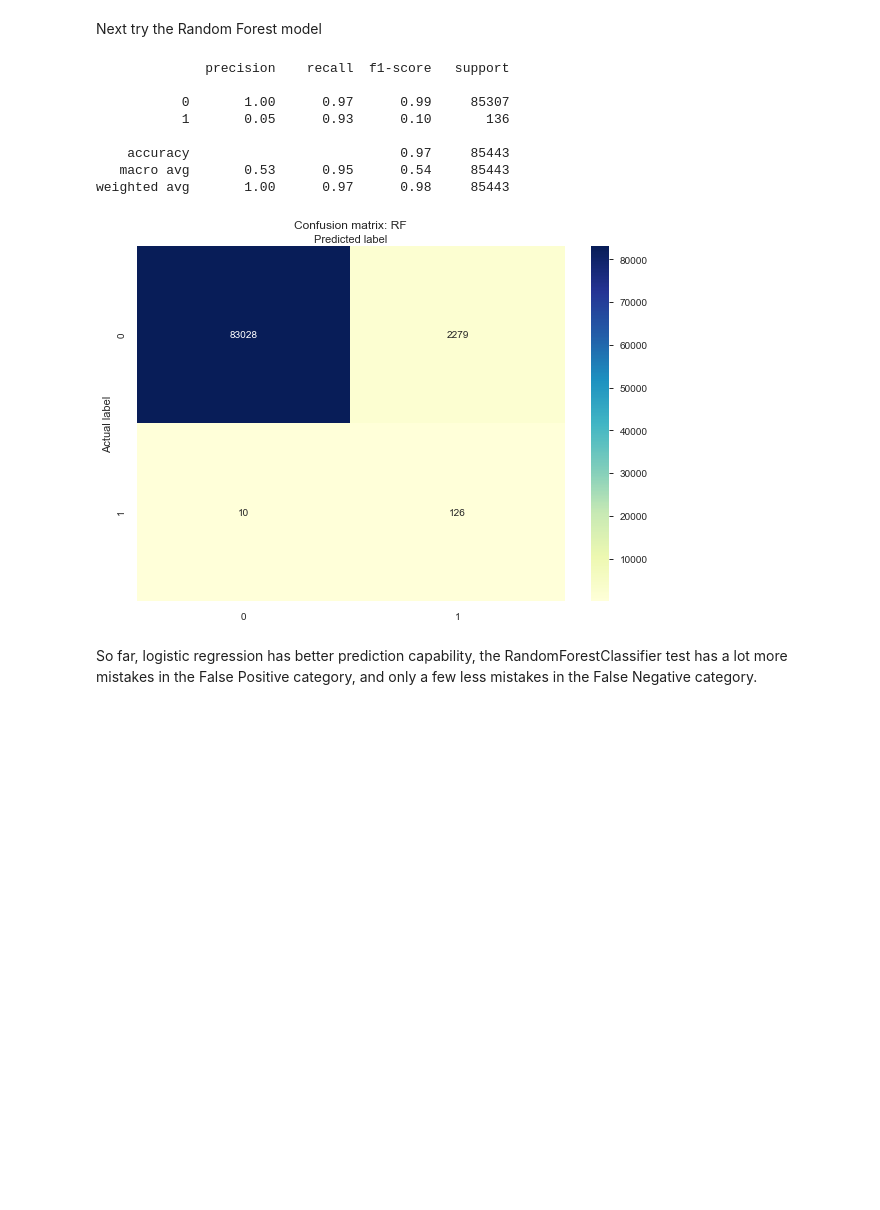
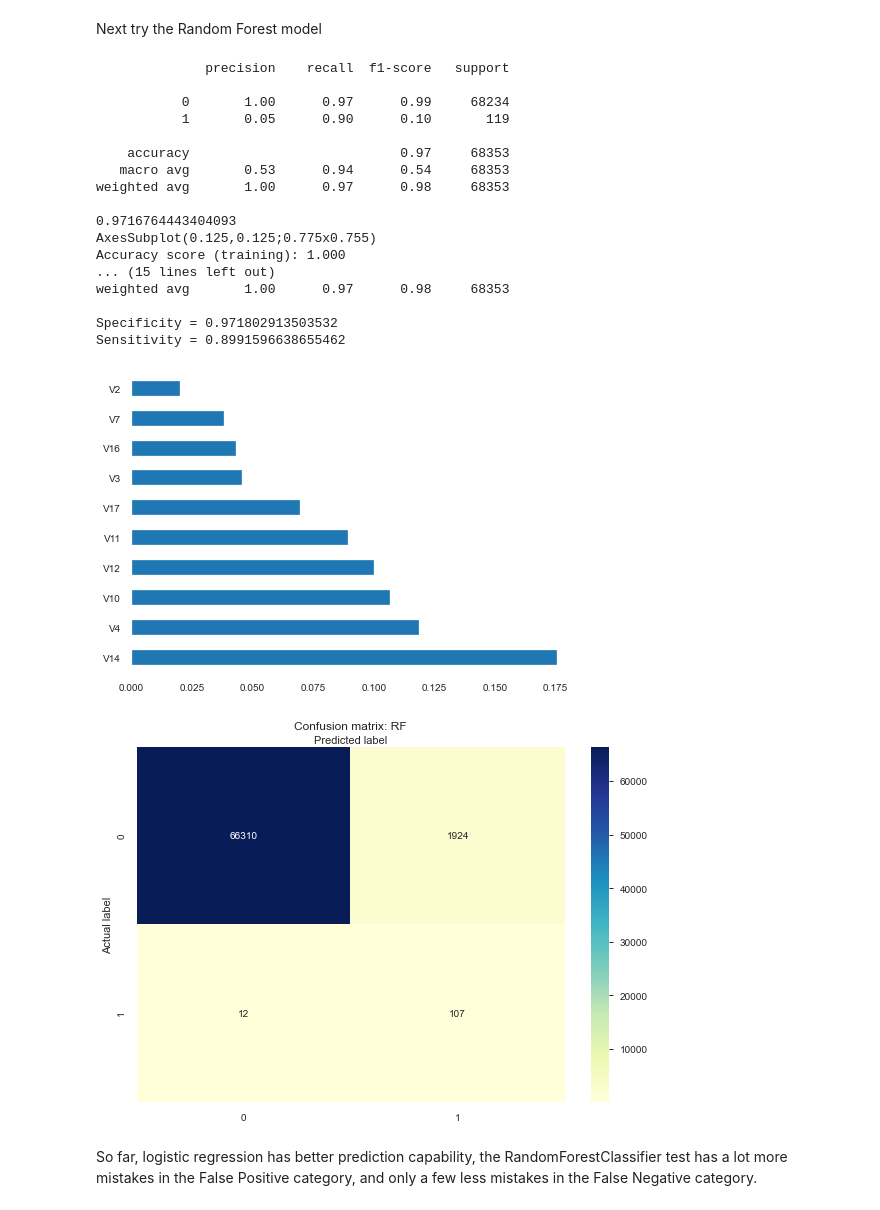
Before and after one commit to donaldsrepo/imbalanced_data, a Jupyter notebook: DonCreditCardImbalancedDataSet.ipynb, the cells around one changed output. Cells and saved outputs as stored; diff of their text form; code cells hidden in the pictures; blank space fills up the shorter version.

```diff
--- a/DonCreditCardImbalancedDataSet.ipynb
+++ b/DonCreditCardImbalancedDataSet.ipynb
@@ -176,8 +216,12 @@ X = df.loc[:, df.columns != 'Class']
 y = df.loc[:, df.columns == 'Class']
 # Split the Data into Train and Test
 
-X_train, X_test, y_train, y_test = train_test_split(X,y, test_size = 0.3, random_state = 42)
-print('X_train',X_train.shape) # X_train (199364, 30)
-print('X_test',X_test.shape) # X_test (85443, 30)
+# create train, test and validate datasets
+
+# first split original into Train and Test+Val
+X_train, X_test1, y_train, y_test1 = train_test_split(X,y, test_size = 0.4, random_state = 42)
+# then split Test+Val into Test and Validate
+# Validate will only be used in the 2 Model system (explained below)
+X_test, X_val, y_test, y_val = train_test_split(X_test1,y_test1, test_size = 0.4, random_state = 42)
 
 class_names=[0,1] # name  of classes 1=fraudulent transaction
@@ -205,3 +265,24 @@ y_train = y_train.loc[undersample_ind]
+# %%
+def display_metrics(model_name, train_features, test_features, train_label, test_label, pred):
+    print(model_name.score(test_features, test_label))
+    try:
+        print(pd.Series(model_name.feature_importances_, index=train_features.columns[:]).nlargest(10).plot(kind='barh'))
+    except Exception as e:
+        print("error")
+    print("Accuracy score (training): {0:.3f}".format(model_name.score(train_features, train_label)))
+    print("Accuracy score (validation): {0:.3f}".format(model_name.score(test_features, test_label)))
+    print("Confusion Matrix:")
+    tn, fp, fn, tp = confusion_matrix(test_label, pred).ravel()
+    total = tn+ fp+ fn+ tp
+    print("false positive pct:",(fp/total)*100)
+    print("tn", " fp", " fn", " tp")
+    print(tn, fp, fn, tp)
+    print(confusion_matrix(test_label, pred))
+    print("Classification Report")
+    print(classification_report(test_label, pred))
+    print("Specificity =", tn/(tn+fp))
+    print("Sensitivity =", tp/(tp+fn))
+    return tn, fp, fn, tp
 # %% [markdown]
 run Logistic Regression model first
 # %%
@@ -326,23 +380,34 @@ Next try the Random Forest model
 # %%
 rf = RandomForestClassifier(n_estimators = 1000)
 
 rf.fit(X_train, y_train)
 
 rf_Pred=rf.predict(X_test)
 
 #print(metrics.accuracy_score(y_test, y_pred))
 print(classification_report(y_test, rf_Pred))
+tn, fp, fn, tp = display_metrics(rf, X_train, X_test, y_train, y_test, rf_Pred)
 visualize(y_test, rf_Pred, 'RF')
 # %% [output]
               precision    recall  f1-score   support
 
-           0       1.00      0.97      0.99     85307
-           1       0.05      0.93      0.10       136
+           0       1.00      0.97      0.99     68234
+           1       0.05      0.90      0.10       119
 
-    accuracy                           0.97     85443
-   macro avg       0.53      0.95      0.54     85443
-weighted avg       1.00      0.97      0.98     85443
+    accuracy                           0.97     68353
+   macro avg       0.53      0.94      0.54     68353
+weighted avg       1.00      0.97      0.98     68353
+
+0.9716764443404093
+AxesSubplot(0.125,0.125;0.775x0.755)
+Accuracy score (training): 1.000
+... (15 lines left out)
+weighted avg       1.00      0.97      0.98     68353
+
+Specificity = 0.971802913503532
+Sensitivity = 0.8991596638655462
-[figure, old version]
+[figure, new version]
+[figure, added]
 # %% [markdown]
 So far, logistic regression has better prediction capability, the RandomForestClassifier test has a lot more mistakes in the False Positive category, and only a few less mistakes in the False Negative category.
 # %%
```
Also changed, not shown: parts of 33 cells of this notebook.
